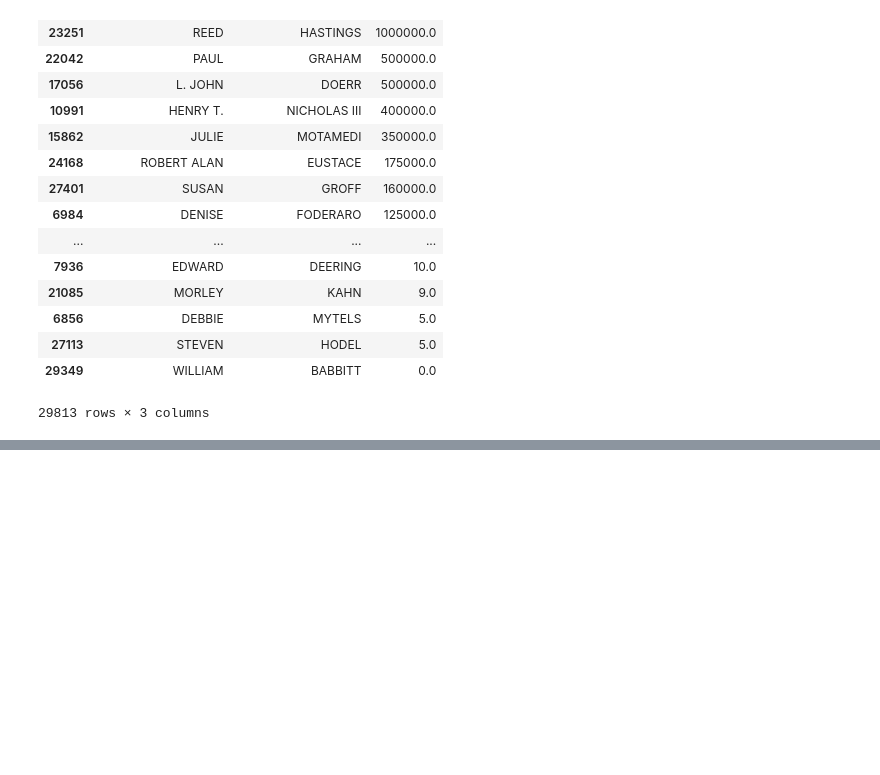
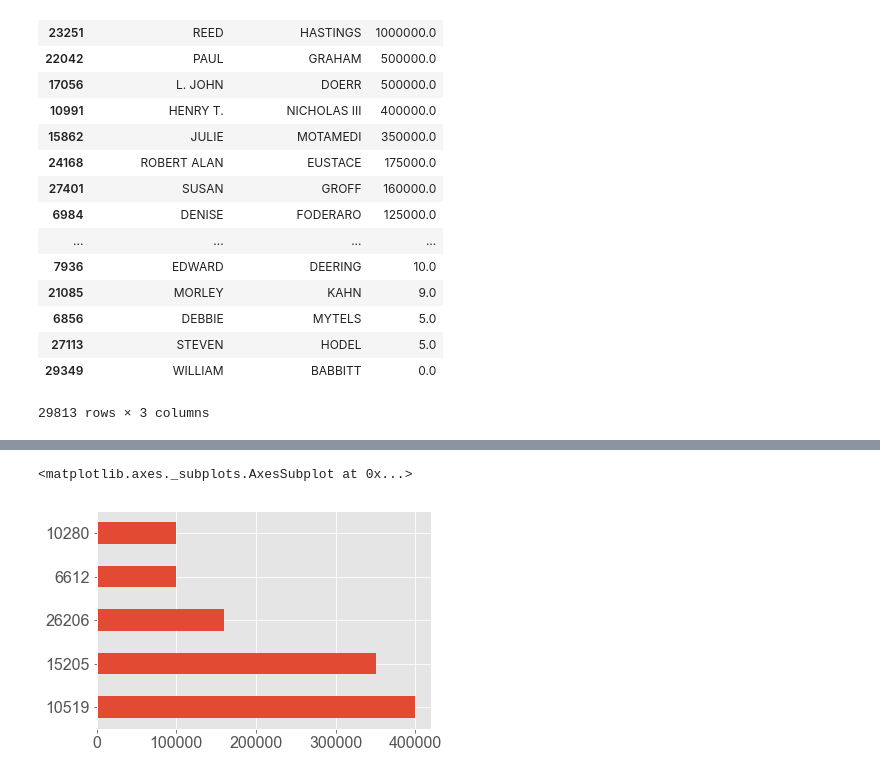
Before and after one commit to dailyherald/first-python-notebook, a Jupyter notebook: firstnotebook.ipynb, the cells around one changed output, grey strips where cells are left out. Saved outputs shown, nothing was run; the diff lists cells and outputs as text; code cells hidden in the pictures; blank space fills up the shorter version.

```diff
--- a/firstnotebook.ipynb
+++ b/firstnotebook.ipynb
@@ -358,0 +408,5 @@ merged.groupby(["contributor_firstname", "contributor_lastname", "committee_posi
+# %%
+top_supporters.head(5).amount.plot.barh()
+# %% [output]
+<matplotlib.axes._subplots.AxesSubplot at 0x...>
+[figure, added]
```
Also changed, not shown: parts of 16 cells of this notebook.
